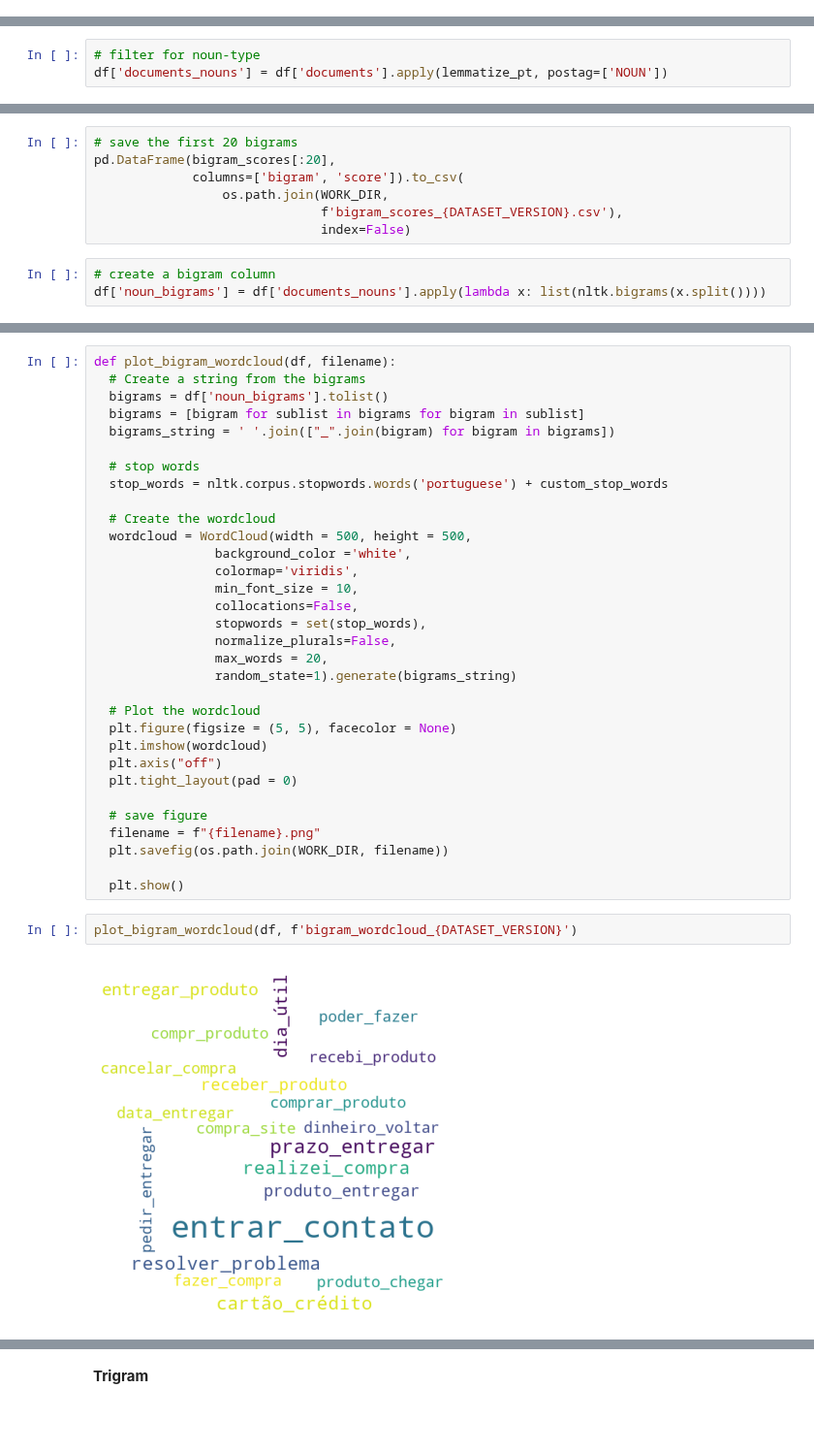
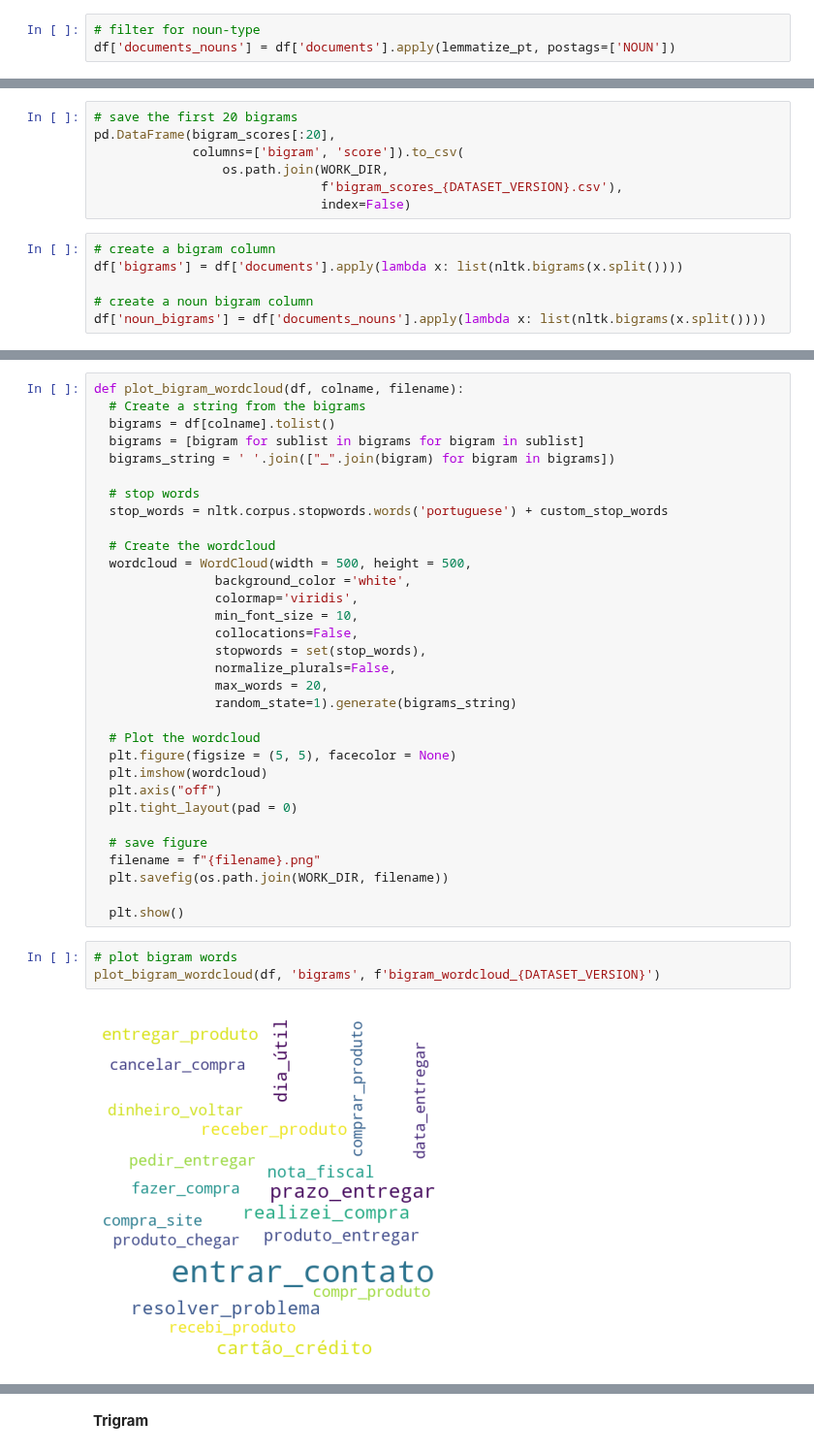
Before and after one commit to mathewsrc/Topic-Modeling-Reclame-Aqui, a Jupyter notebook: preprocessing.ipynb, the cells around one changed output, grey strips where cells are left out. Shown at 97% size. Saved outputs shown, nothing was run; the diff lists cells and outputs as text; blank space fills up the shorter version.

```diff
--- a/preprocessing.ipynb
+++ b/preprocessing.ipynb
@@ -496,2 +485,5 @@ plot_frequency_wordcloud(df, 'documents',  f'preprocessed_wordcloud_{DATASET_VER
 # %% [output]
 [figure]
+# %%
+# filter for noun-type
+df['documents_nouns'] = df['documents'].apply(lemmatize_pt, postags=['NOUN'])
@@ -499,9 +499,6 @@ plot_frequency_wordcloud(df, 'documents',  f'preprocessed_wordcloud_{DATASET_VER
 #### **Pointwise Mutual Information (PMI) score**
 
 Pointwise Mutual Information (PMI) is a measure of association between two events in a statistical model. It is commonly used in natural language processing and information retrieval to measure the degree of association between words or terms in a text. The PMI score of two words w1 and w2 is defined as the logarithm of the ratio of the probability of their co-occurrence to the product of their individual probabilities.
-# %%
-# filter for noun-type
-df['documents_nouns'] = df['documents'].apply(lemmatize_pt, postag=['NOUN'])
 # %% [markdown]
 **Bigram**
 # %%
@@ -521,6 +518,9 @@ pd.DataFrame(bigram_scores[:20],
                               index=False)
 # %%
 # create a bigram column
+df['bigrams'] = df['documents'].apply(lambda x: list(nltk.bigrams(x.split())))
+
+# create a noun bigram column
 df['noun_bigrams'] = df['documents_nouns'].apply(lambda x: list(nltk.bigrams(x.split())))
 # %%
 # save bigrams
@@ -530,7 +530,7 @@ df.to_csv(os.path.join(WORK_DIR, f'preprocessed_{DATASET_VERSION}.csv'), index=F
 # %%
-def plot_bigram_wordcloud(df, filename):
+def plot_bigram_wordcloud(df, colname, filename):
   # Create a string from the bigrams
-  bigrams = df['noun_bigrams'].tolist()
+  bigrams = df[colname].tolist()
   bigrams = [bigram for sublist in bigrams for bigram in sublist]
   bigrams_string = ' '.join(["_".join(bigram) for bigram in bigrams])
 
@@ -560,6 +560,7 @@ def plot_bigram_wordcloud(df, filename):
 
   plt.show()
 # %%
-plot_bigram_wordcloud(df, f'bigram_wordcloud_{DATASET_VERSION}')
+# plot bigram words
+plot_bigram_wordcloud(df, 'bigrams', f'bigram_wordcloud_{DATASET_VERSION}')
 # %% [output]
-[figure, old version]
+[figure, new version]
```
Also changed, not shown: parts of 35 cells of this notebook.
